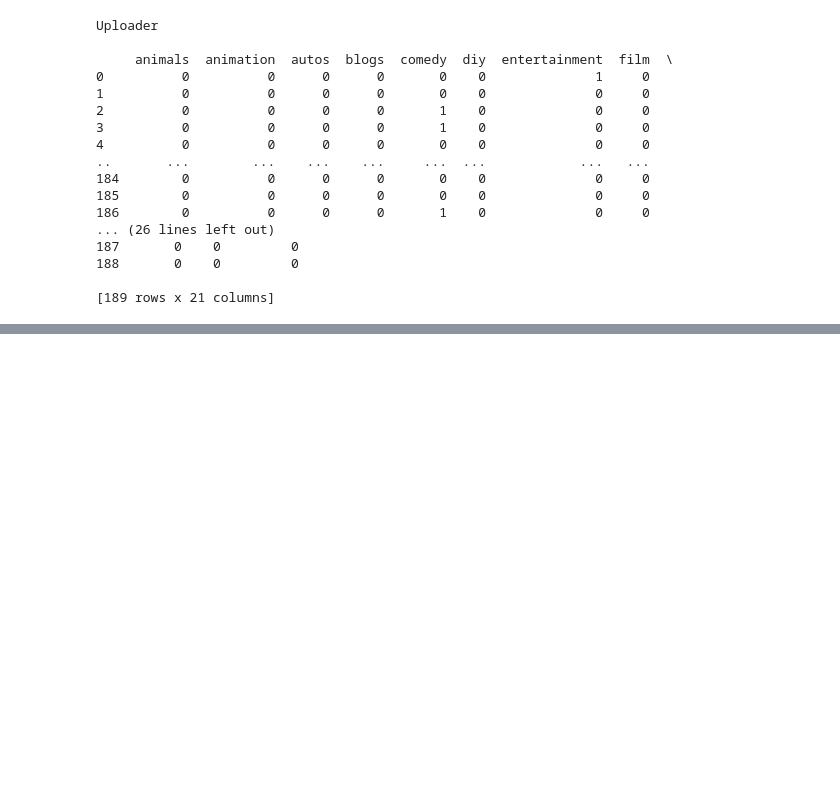
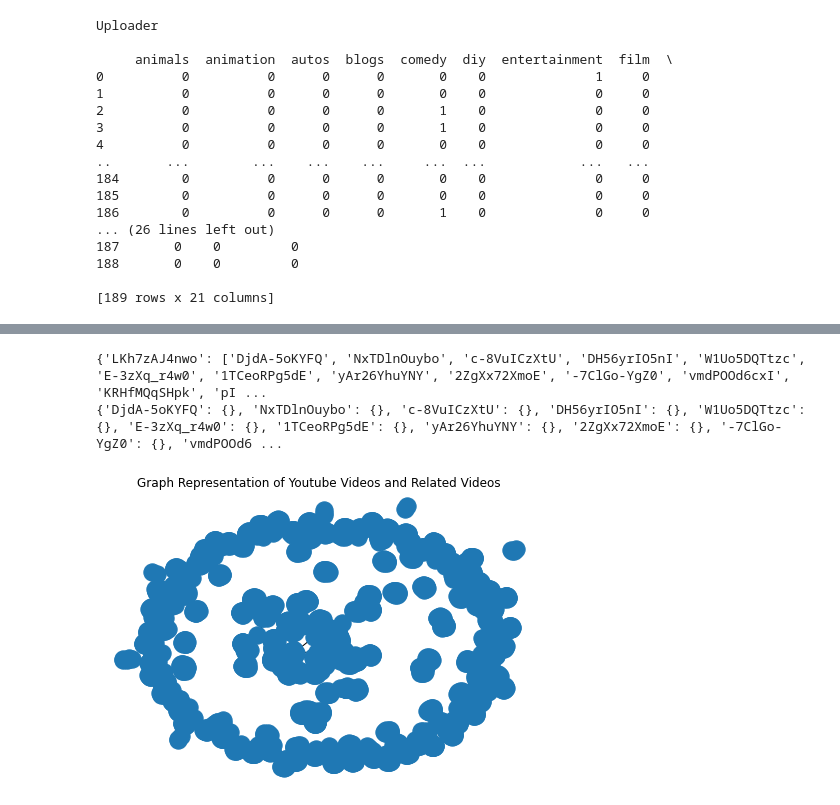
Before and after one commit to davidhfrost/csds234, a Jupyter notebook: data_loader.ipynb, the cells around one changed output, grey strips where cells are left out. Drawn from its saved outputs; the diff is of its cells as text; code cells hidden in the pictures; blank space fills up the shorter version.

Commit message:
index and aggregate

```diff
--- a/data_loader.ipynb
+++ b/data_loader.ipynb
@@ -383,0 +381,25 @@ AttributeError: 'TransposedFont' object has no attribute 'getbbox'
+# %%
+# Read youtube data
+import pandas as pd
+import networkx as nx
+import matplotlib.pyplot as plt
+df = pd.read_csv("Data/2.txt", sep="\t", header=None)
+#9th column onwards are related videos
+df[9] = df.iloc[:, 9:].apply(lambda x: ','.join(x.dropna().astype(str)), axis=1)
+# convert make adjacency list of video ids and related video ids using maps
+adj_list = df.iloc[:, [0, 9]].set_index(0).to_dict()[9]
+# separate related video ids into a list
+adj_list = {k: v.split(",") for k, v in adj_list.items()}
+print(adj_list)
+# make graph
+G = nx.from_dict_of_lists(adj_list)
+# Randomly delete most of the nodes to make the graph look nicer
+import random
+nx.draw(G)
+plt.title("Graph Representation of Youtube Videos and Related Videos")
+# Look at video with id LKh7zAJ4nwo
+print(G["LKh7zAJ4nwo"]) # returns dict of related videos
+# %% [output]
+{'LKh7zAJ4nwo': ['DjdA-5oKYFQ', 'NxTDlnOuybo', 'c-8VuICzXtU', 'DH56yrIO5nI', 'W1Uo5DQTtzc', 'E-3zXq_r4w0', '1TCeoRPg5dE', 'yAr26YhuYNY', '2ZgXx72XmoE', '-7ClGo-YgZ0', 'vmdPOOd6cxI', 'KRHfMQqSHpk', 'pI ...
+{'DjdA-5oKYFQ': {}, 'NxTDlnOuybo': {}, 'c-8VuICzXtU': {}, 'DH56yrIO5nI': {}, 'W1Uo5DQTtzc': {}, 'E-3zXq_r4w0': {}, '1TCeoRPg5dE': {}, 'yAr26YhuYNY': {}, '2ZgXx72XmoE': {}, '-7ClGo-YgZ0': {}, 'vmdPOOd6 ...
+[figure, added]
```
Also changed, not shown: parts of 4 cells of this notebook, 4 other files.
